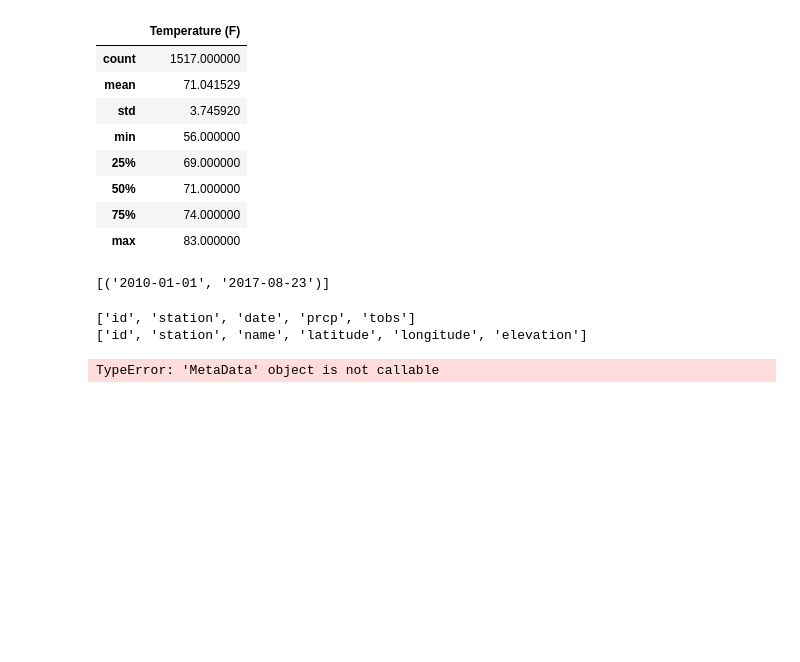
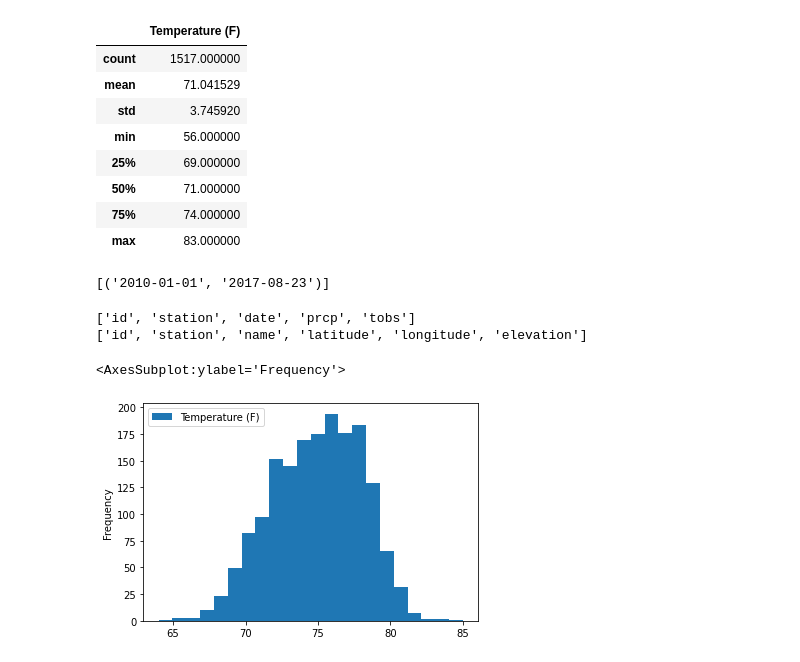
Before and after one commit to mearsdj/surfs_up, a Jupyter notebook: SurfsUp_Challenge.ipynb, the cells around one changed output. Cells and saved outputs as stored; diff of their text form; code cells hidden in the pictures; blank space fills up the shorter version.

Commit message:
updated challenge file and readme with final images and text.

```diff
--- a/SurfsUp_Challenge.ipynb
+++ b/SurfsUp_Challenge.ipynb
@@ -36,7 +36,7 @@ results = session.query(Measurement.tobs).filter(extract("month", Measurement.da
 dates=results.all()
 # %%
 # 4. Create a DataFrame from the list of temperatures for the month of June.
-temps = pd.DataFrame(results)
-temps.columns = ['Temperature (F)']
+June_temps = pd.DataFrame(dates)
+June_temps.columns = ['Temperature (F)']
 # %%
 # 5. Calculate and print out the summary statistics for the June temperature DataFrame.
@@ -88,7 +90,9 @@ for k in Base.classes:
 # %% [output]
 ['id', 'station', 'date', 'prcp', 'tobs']
 ['id', 'station', 'name', 'latitude', 'longitude', 'elevation']
-# %%
-Measurement.metadata.co
-# %% [output]
-TypeError: 'MetaData' object is not callable
+# %%
+#plot histogram of june and dec temps to observe shape of temp distribution
+June_temps.plot.hist(bins=22)
+# %% [output]
+<AxesSubplot:ylabel='Frequency'>
+[figure, added]
```
Also changed, not shown: parts of 16 cells of this notebook, 5 other files.
